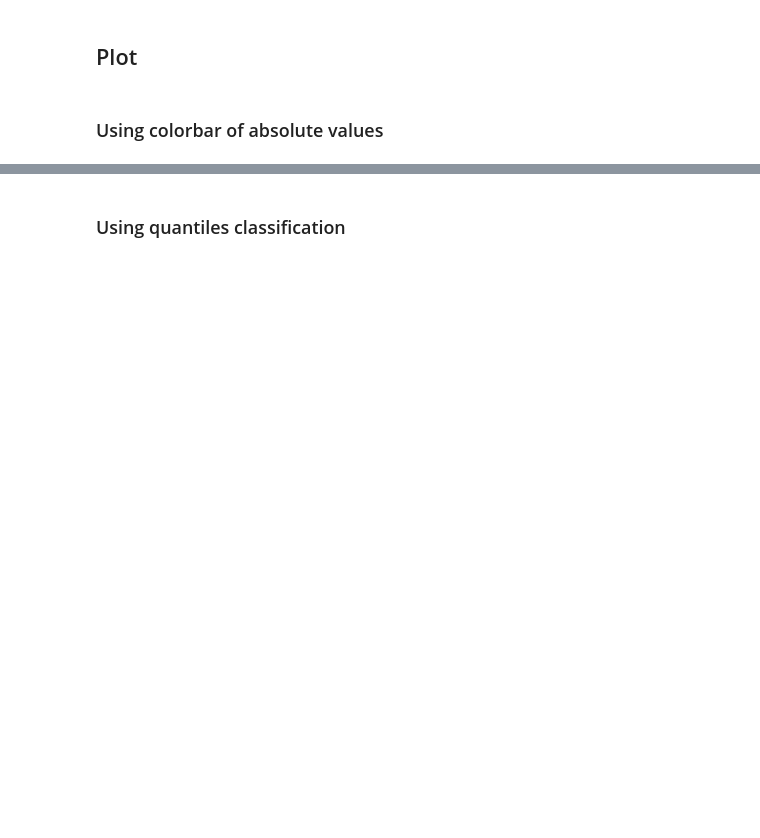
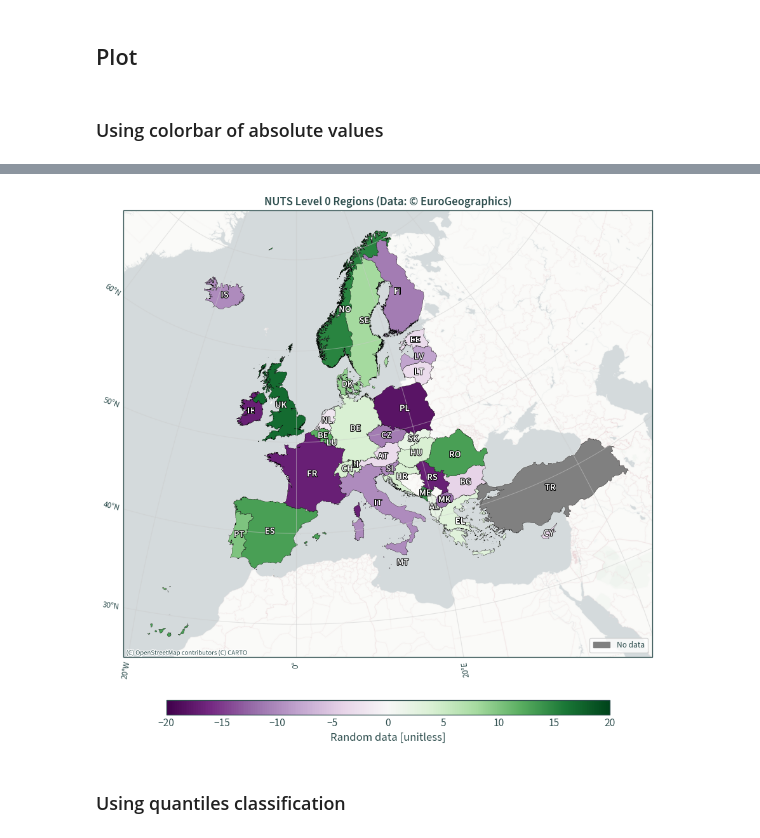
Before and after one commit to nmstreethran/charts, a Jupyter notebook: docs/python/geopandas_polygon.ipynb, the cells around one changed output, grey strips where cells are left out. Saved outputs shown, nothing was run; the diff lists cells and outputs as text; code cells hidden in the pictures; blank space fills up the shorter version.

```diff
--- a/docs/python/geopandas_polygon.ipynb
+++ b/docs/python/geopandas_polygon.ipynb
@@ -168,3 +125,56 @@ plt.show()
+# %%
+plt.figure(figsize=(10, 10))
+ax = plt.axes(projection=ccrs.TransverseMercator())
+
+# specify the numeric data to plot in the column keyword
+# see here for colourmaps:
+# https://matplotlib.org/stable/gallery/color/colormap_reference.html
+nuts.plot(
+    edgecolor="black",
+    linewidth=0.25,
+    column="RAND",
+    legend=True,
+    cmap="PRGn",
+    legend_kwds={
+        "label": "Random data [unitless]",
+        "orientation": "horizontal",
+        "shrink": 0.75, "pad": 0.075, "aspect": 30,
+    },
+    vmax=20,  # colourbar max value
+    vmin=-20,  # colourbar min value
+    missing_kwds={"color": "grey",},
+    ax=ax,
+)
+
+# if you have entries with missing data, configure missing_kwds above and
+# include the following legend
+ax.legend(handles=[mpatches.Patch(color="grey", label="No data")], loc="lower right")
+
+# optionally add labels directly to the map
+# country codes used here as an example
+map_labels = zip(zip(nuts.centroid.x, nuts.centroid.y), nuts["CNTR_CODE"])
+for xy, lab in map_labels:
+    ax.annotate(
+        text=lab, xy=xy, rotation=0, va="center", ha="center",
+        path_effects=[patheffects.withStroke(linewidth=1.5, foreground="black")],
+        fontweight="semibold", fontsize=11, color="white"
+    )
+
+# optionally add gridlines
+ax.gridlines(draw_labels={"bottom": "x", "left": "y"}, alpha=0.5)
+
+# optionally add a basemap
+# https://contextily.readthedocs.io/en/latest/
+cx.add_basemap(
+    ax, source=cx.providers.CartoDB.PositronNoLabels,
+    crs=ccrs.TransverseMercator(), zoom=5
+)
+
+plt.title("NUTS Level 0 Regions (Data: © EuroGeographics)")
+plt.tight_layout()
+plt.show()
+# %% [output]
+[figure, added]
 # %% [markdown]
 ### Using quantiles classification
 # %%
```
Also changed, not shown: parts of 5 cells of this notebook, 1 other file.
